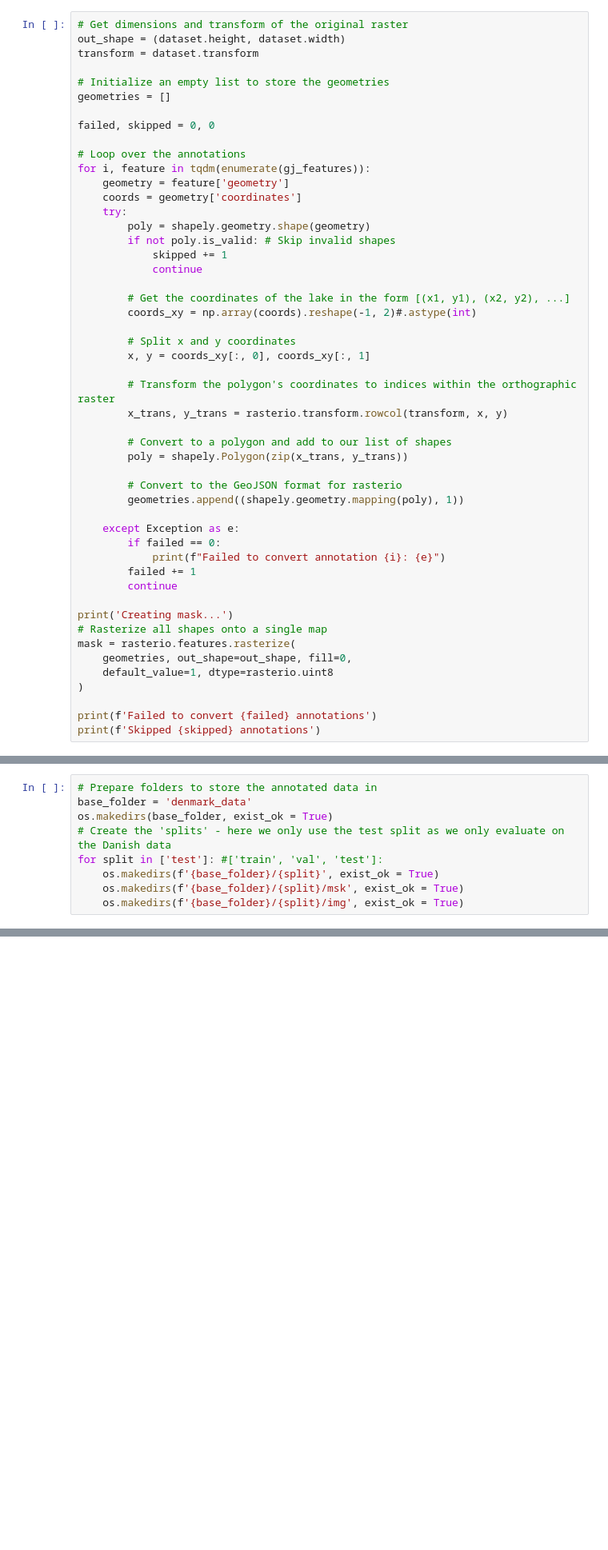
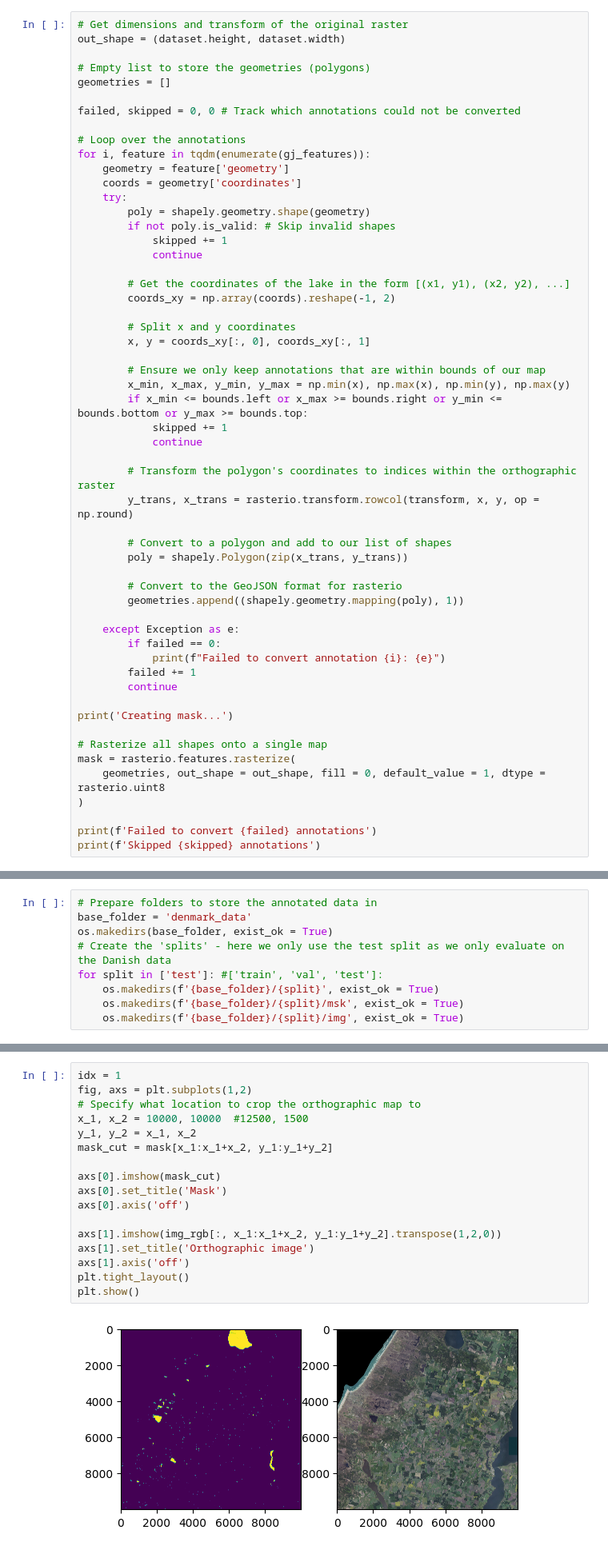
Before and after one commit to nataliehh/project-in-science-studies, a Jupyter notebook: prepare_dk_data.ipynb, the cells around one changed output, grey strips where cells are left out. Shown at 80% size. Cells and saved outputs as stored; diff of their text form; blank space fills up the shorter version.

```diff
--- a/prepare_dk_data.ipynb
+++ b/prepare_dk_data.ipynb
@@ -53,12 +82,11 @@ Wall time: 1min 20s
 # %%
 # Get dimensions and transform of the original raster
 out_shape = (dataset.height, dataset.width)
-transform = dataset.transform
 
-# Initialize an empty list to store the geometries
+# Empty list to store the geometries (polygons)
 geometries = []
 
-failed, skipped = 0, 0
+failed, skipped = 0, 0 # Track which annotations could not be converted
 
 # Loop over the annotations
 for i, feature in tqdm(enumerate(gj_features)):
@@ -71,13 +99,19 @@ for i, feature in tqdm(enumerate(gj_features)):
             continue
 
         # Get the coordinates of the lake in the form [(x1, y1), (x2, y2), ...]
-        coords_xy = np.array(coords).reshape(-1, 2)#.astype(int)
+        coords_xy = np.array(coords).reshape(-1, 2)
 
         # Split x and y coordinates
         x, y = coords_xy[:, 0], coords_xy[:, 1]
 
+        # Ensure we only keep annotations that are within bounds of our map
+        x_min, x_max, y_min, y_max = np.min(x), np.max(x), np.min(y), np.max(y)
+        if x_min <= bounds.left or x_max >= bounds.right or y_min <= bounds.bottom or y_max >= bounds.top:
+            skipped += 1
+            continue
+
         # Transform the polygon's coordinates to indices within the orthographic raster
-        x_trans, y_trans = rasterio.transform.rowcol(transform, x, y)
+        y_trans, x_trans = rasterio.transform.rowcol(transform, x, y, op = np.round)
 
         # Convert to a polygon and add to our list of shapes
         poly = shapely.Polygon(zip(x_trans, y_trans))
@@ -92,10 +126,10 @@ for i, feature in tqdm(enumerate(gj_features)):
         continue
 
 print('Creating mask...')
+
 # Rasterize all shapes onto a single map
 mask = rasterio.features.rasterize(
-    geometries, out_shape=out_shape, fill=0,
-    default_value=1, dtype=rasterio.uint8
+    geometries, out_shape = out_shape, fill = 0, default_value = 1, dtype = rasterio.uint8
 )
 
 print(f'Failed to convert {failed} annotations')
@@ -190,0 +260,19 @@ test_loader = DataLoader(dataset = test_dataset, batch_size = batch_size, shuffl
+# %%
+idx = 1
+fig, axs = plt.subplots(1,2)
+# Specify what location to crop the orthographic map to
+x_1, x_2 = 10000, 10000  #12500, 1500
+y_1, y_2 = x_1, x_2
+mask_cut = mask[x_1:x_1+x_2, y_1:y_1+y_2]
+
+axs[0].imshow(mask_cut)
+axs[0].set_title('Mask')
+axs[0].axis('off')
+
+axs[1].imshow(img_rgb[:, x_1:x_1+x_2, y_1:y_1+y_2].transpose(1,2,0))
+axs[1].set_title('Orthographic image')
+axs[1].axis('off')
+plt.tight_layout()
+plt.show()
+# %% [output]
+[figure, added]
```
Also changed, not shown: parts of 20 cells of this notebook, 1 other file.
